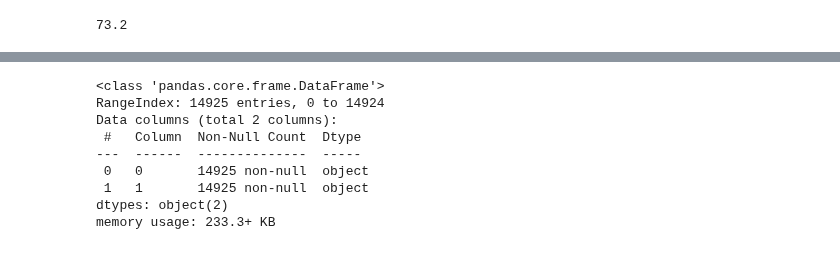
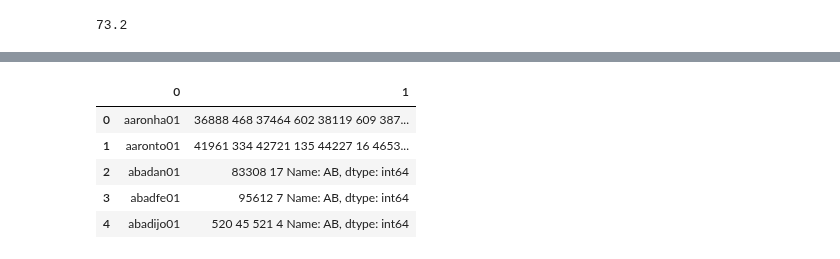
Before and after one commit to aradaha/Baseball-Stats-Project, a Jupyter notebook: Capstone.ipynb, the cells around one changed output, grey strips where cells are left out. Drawn from its saved outputs; the diff is of its cells as text; code cells hidden in the pictures.

```diff
--- a/Capstone.ipynb
+++ b/Capstone.ipynb
@@ -256,4 +256,5 @@ TotalAB = DataFrame(B1['AB'].groupby(B1['playerID']))
 # %% [output]
 73.2
 # %%
-TotalAB[1] = TotalAB[1].to_string()
+for x in TotalAB[1]:
+    x.to_string()
@@ -281,12 +261,11 @@ for index, row in TotalAB.iterrows():
-# %%
-TotalAB.info()
-# %% [output]
-<class 'pandas.core.frame.DataFrame'>
-RangeIndex: 14925 entries, 0 to 14924
-Data columns (total 2 columns):
- #   Column  Non-Null Count  Dtype
----  ------  --------------  -----
- 0   0       14925 non-null  object
- 1   1       14925 non-null  object
-dtypes: object(2)
-memory usage: 233.3+ KB
+# %%
+TotalAB.head()
+#for x in TotalAB[1]:
+#    print(x)
+# %% [output]
+|  | 0 | 1 |
+| 0 | aaronha01 | 36888 468 37464 602 38119 609 387... |
+| 1 | aaronto01 | 41961 334 42721 135 44227 16 4653... |
+| 2 | abadan01 | 83308 17 Name: AB, dtype: int64 |
+| 3 | abadfe01 | 95612 7 Name: AB, dtype: int64 |
+| 4 | abadijo01 | 520 45 521 4 Name: AB, dtype: int64 |
```
Also changed, not shown: parts of 3 cells of this notebook.
